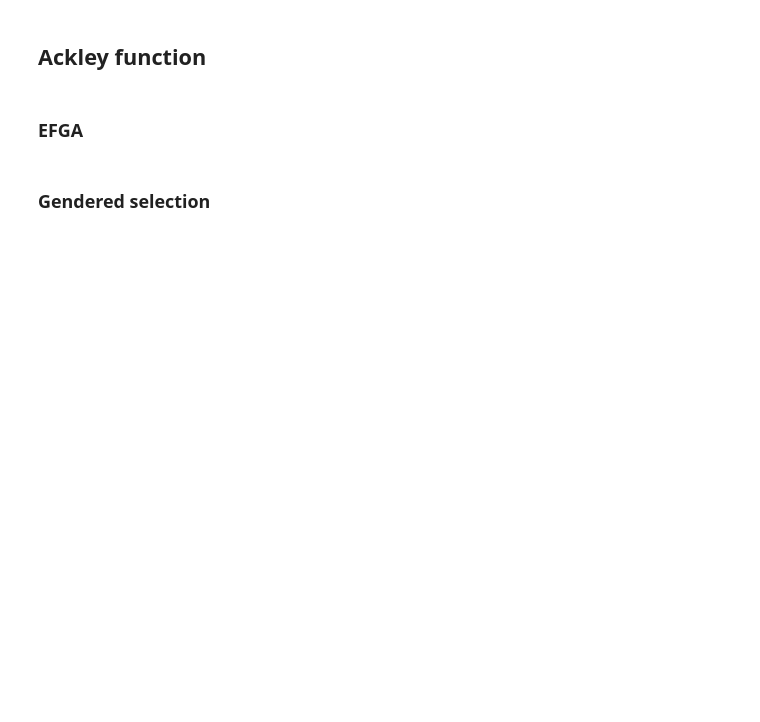
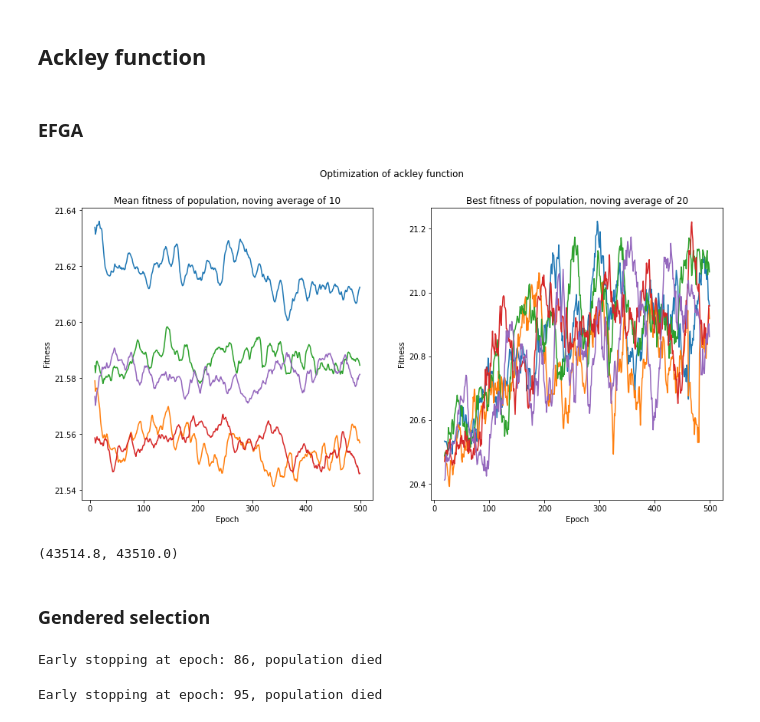
Before and after one commit to Arattel/Fuzzy_genetic_algorithms_implementations, a Jupyter notebook: efga.ipynb, the cells around one changed output. Cells and saved outputs as stored; diff of their text form; code cells hidden in the pictures; blank space fills up the shorter version.

```diff
--- a/efga.ipynb
+++ b/efga.ipynb
@@ -174,2 +222,23 @@ wqehwe
+# %%
+experiment_logs, params = pd.read_csv('log/ackley_experiment_efga_logs.csv'), json.load(open('log/ackley_efga_params.json', 'r'))
+# %%
+visualize_efga(experiment_logs, windowsize_best=20, function_name='ackley function')
+experiment_logs.groupby('seed').first()['ncalls'].mean(), experiment_logs.groupby('seed').first()['ncalls'].median()
+# %% [output]
+[figure, added]
+(43514.8, 43510.0)
 # %% [markdown]
 ### Gendered selection
+# %%
+output_params = 'log/ackley_gendered_params.json'
+output_experiment_logs = 'log/ackley_experiment_gendered_logs.csv'
+experiment_logs, params = run_experiments_gendered(n_experiments=5, epochs=100, fitness_fn=ackley, population_scale=32, mutation_scale=.05, N=150)
+
+
+with open(output_params, 'w') as f:
+    json.dump(params, f)
+
+experiment_logs.to_csv(output_experiment_logs)
+# %% [output]
+Early stopping at epoch: 86, population died
+Early stopping at epoch: 95, population died
```
Also changed, not shown: parts of 9 cells of this notebook, 2 other files.
